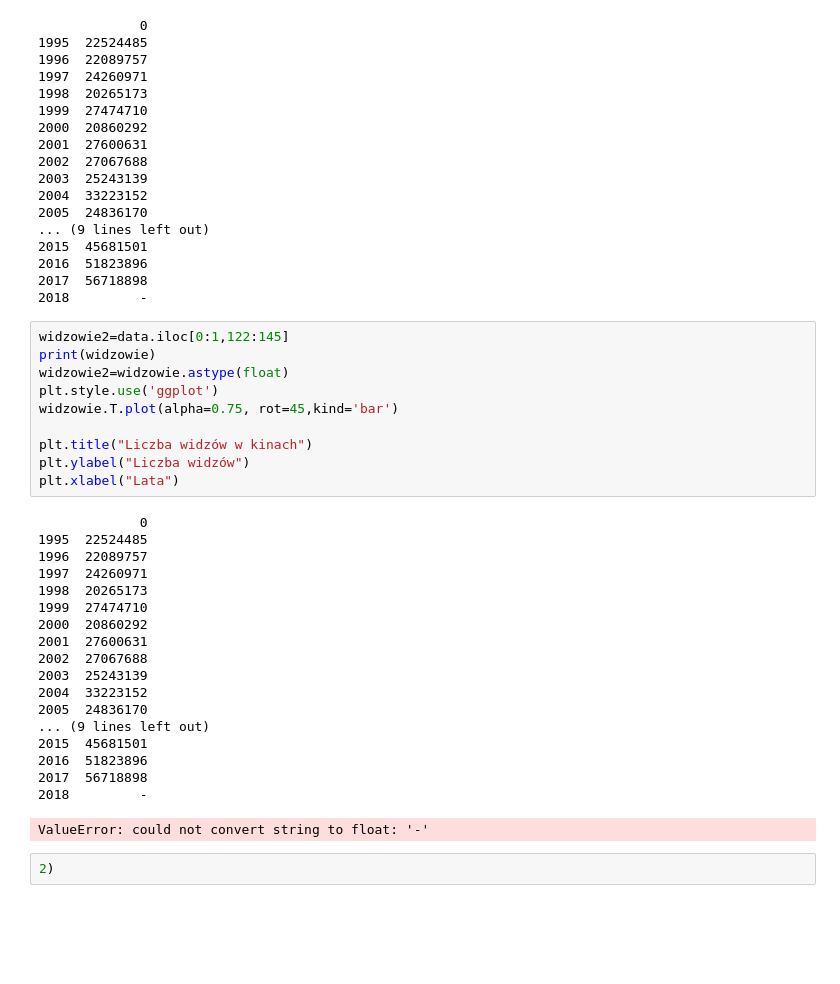
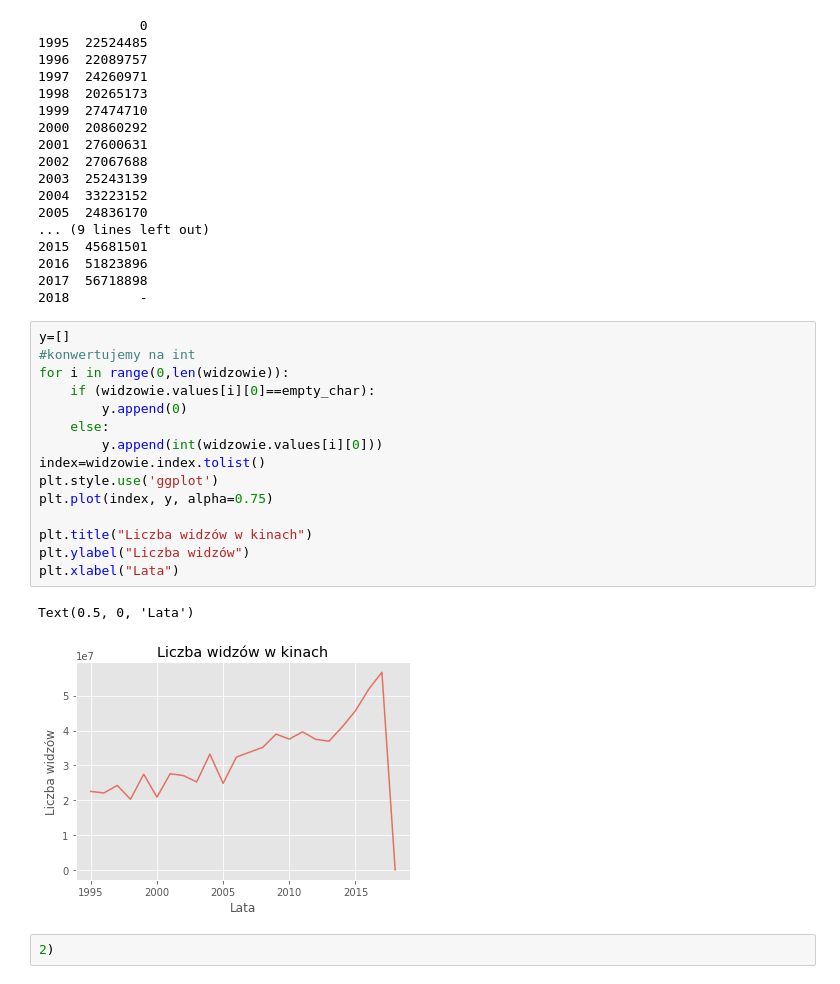
Before and after one commit to ejszja/ELEMENTY_STATYSTYKI, a Jupyter notebook: projekt.ipynb, the cells around one changed output. Saved outputs shown, nothing was run; the diff lists cells and outputs as text; blank space fills up the shorter version.

```diff
--- a/projekt.ipynb
+++ b/projekt.ipynb
@@ -512,33 +525,22 @@ print(widzowie)
 2017  56718898
 2018         -
 # %%
-widzowie2=data.iloc[0:1,122:145]
-print(widzowie)
-widzowie2=widzowie.astype(float)
+y=[]
+#konwertujemy na int
+for i in range(0,len(widzowie)):
+    if (widzowie.values[i][0]==empty_char):
+        y.append(0)
+    else:
+        y.append(int(widzowie.values[i][0]))
+index=widzowie.index.tolist()
 plt.style.use('ggplot')
-widzowie.T.plot(alpha=0.75, rot=45,kind='bar')
+plt.plot(index, y, alpha=0.75)
 
 plt.title("Liczba widzów w kinach")
 plt.ylabel("Liczba widzów")
 plt.xlabel("Lata")
 # %% [output]
-             0
-1995  22524485
-1996  22089757
-1997  24260971
-1998  20265173
-1999  27474710
-2000  20860292
-2001  27600631
-2002  27067688
-2003  25243139
-2004  33223152
-2005  24836170
-... (9 lines left out)
-2015  45681501
-2016  51823896
-2017  56718898
-2018         -
+Text(0.5, 0, 'Lata')
-ValueError: could not convert string to float: '-'
+[figure, added]
 # %%
 2)
```
Also changed, not shown: parts of 4 cells of this notebook, 1 other file.
